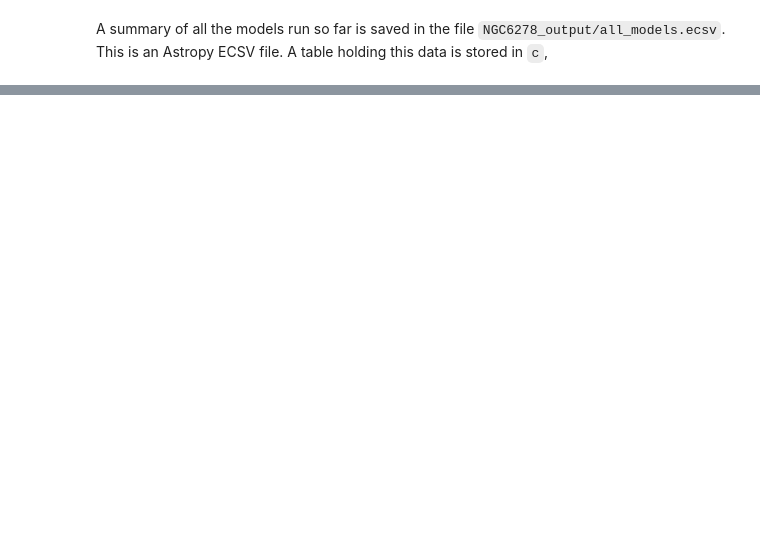
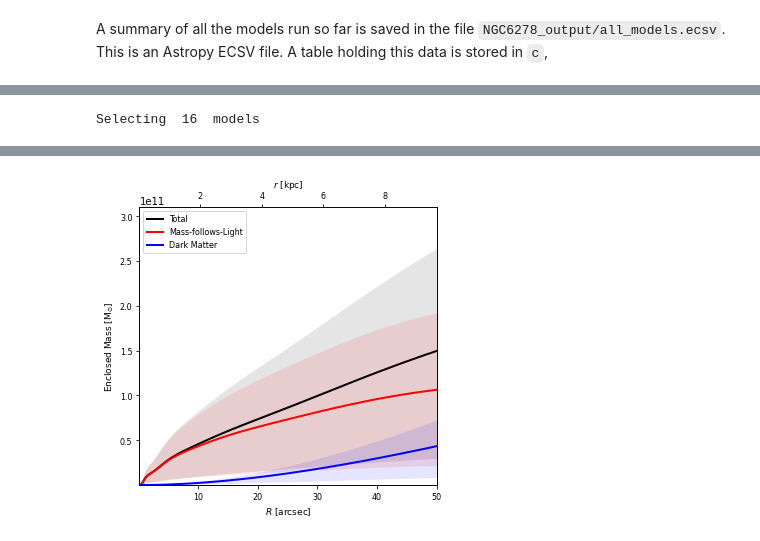
Before and after one commit to dynamics-of-stellar-systems/dynamite, a Jupyter notebook: docs/tutorial_notebooks/Quickstart.ipynb, the cells around one changed output, grey strips where cells are left out. Saved outputs shown, nothing was run; the diff lists cells and outputs as text; code cells hidden in the pictures; blank space fills up the shorter version.

```diff
--- a/docs/tutorial_notebooks/Quickstart.ipynb
+++ b/docs/tutorial_notebooks/Quickstart.ipynb
@@ -192,0 +190,4 @@ plotter = dyn.plotter.Plotter(system=c.system, settings=c.settings, parspace=c.p
+# %%
+fig1 = plotter.mass_plot(which_chi2='kinchi2', Rmax_arcs=50, figtype=None)
+# %% [output]
+Selecting  16  models
@@ -192,0 +195 @@ plotter = dyn.plotter.Plotter(system=c.system, settings=c.settings, parspace=c.p
+[figure, added]
```
Also changed, not shown: parts of 22 cells of this notebook, 1 other file.
